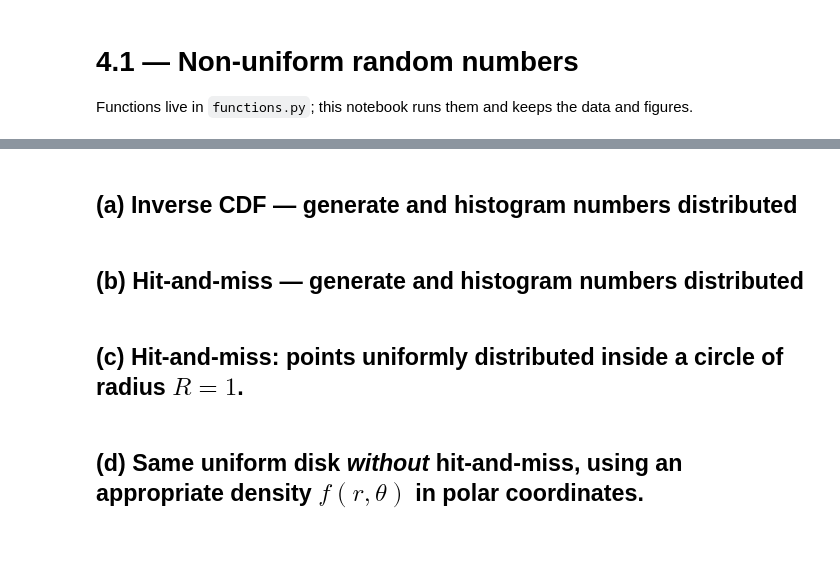
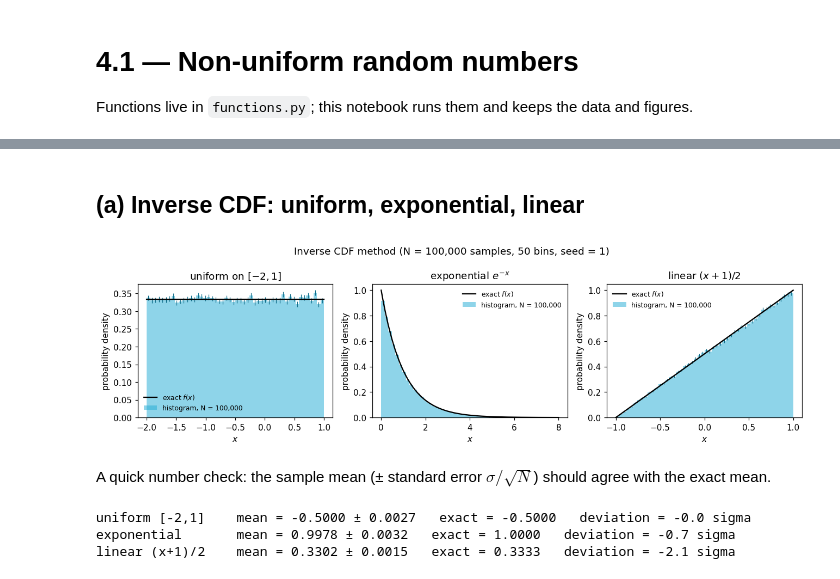
Before and after one commit to MathiMuts/Advanced-Monte-Carlo, a Jupyter notebook: Exercises/4.01-non-uniform-random-numbers/code.ipynb, the cells around one changed output, grey strips where cells are left out. Saved outputs shown, nothing was run; the diff lists cells and outputs as text; code cells hidden in the pictures; blank space fills up the shorter version.

```diff
--- a/Exercises/4.01-non-uniform-random-numbers/code.ipynb
+++ b/Exercises/4.01-non-uniform-random-numbers/code.ipynb
@@ -13,4 +13,9 @@ from functions import *
 # %%
 # Parameters (quote these in the report captions)
 SEED = 1
+N = 100_000      # number of samples per distribution
+BINS = 50        # number of histogram bins
+
 rng = np.random.default_rng(SEED)
+set_plot_style()
+info = f"N = {N:,} samples, {BINS} bins, seed = {SEED}"
@@ -19,8 +39,34 @@ rng = np.random.default_rng(SEED)
 # %% [markdown]
-## (a) Inverse CDF — generate and histogram numbers distributed
+## (a) Inverse CDF: uniform, exponential, linear
-# %% [markdown]
-## (b) Hit-and-miss — generate and histogram numbers distributed
-# %% [markdown]
-## (c) Hit-and-miss: points uniformly distributed inside a circle of radius $R=1$.
-# %% [markdown]
-## (d) Same uniform disk *without* hit-and-miss, using an appropriate density $f(r,\theta)$ in polar coordinates.
+# %%
+x_uniform = sample_uniform(-2, 1, N, rng)
+x_exp = sample_exponential(N, rng)
+x_linear = sample_linear_inverse(N, rng)
+
+fig, axes = plt.subplots(1, 3, figsize=(12, 3.5))
+plot_density(axes[0], x_uniform, lambda x: uniform_pdf(x, -2, 1), (-2, 1), BINS,
+             "uniform on $[-2,1]$")
+plot_density(axes[1], x_exp, exponential_pdf, (0, 8), BINS, "exponential $e^{-x}$")
+plot_density(axes[2], x_linear, linear_pdf, (-1, 1), BINS, "linear $(x+1)/2$")
+fig.suptitle(f"Inverse CDF method ({info})")
+fig.tight_layout()
+save_figure(fig, "a_inverse_cdf")
+plt.show()
+# %% [output]
+[figure, added]
+# %% [markdown]
+A quick number check: the sample mean (± standard error $\sigma/\sqrt{N}$) should agree with the exact mean.
+# %%
+checks = [
+    ("uniform [-2,1]", x_uniform, -0.5),
+    ("exponential", x_exp, 1.0),
+    ("linear (x+1)/2", x_linear, 1 / 3),
+]
+for name, samples, exact in checks:
+    m, err = mean_with_error(samples)
+    print(f"{name:16s}  mean = {m:.4f} ± {err:.4f}   exact = {exact:.4f}   "
+          f"deviation = {(m - exact) / err:+.1f} sigma")
+# %% [output]
+uniform [-2,1]    mean = -0.5000 ± 0.0027   exact = -0.5000   deviation = -0.0 sigma
+exponential       mean = 0.9978 ± 0.0032   exact = 1.0000   deviation = -0.7 sigma
+linear (x+1)/2    mean = 0.3302 ± 0.0015   exact = 0.3333   deviation = -2.1 sigma
```
Also changed, not shown: parts of 11 cells of this notebook, 11 other files.
